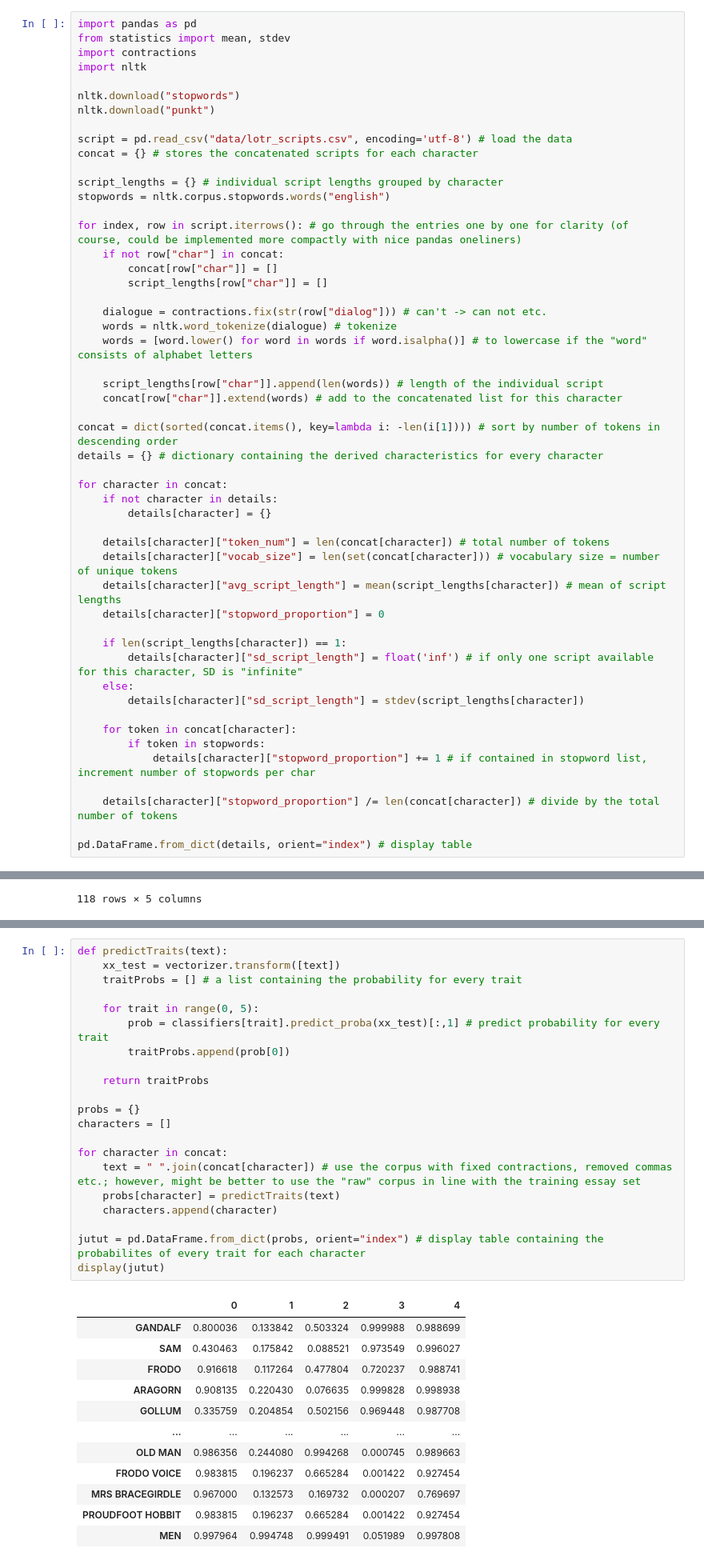
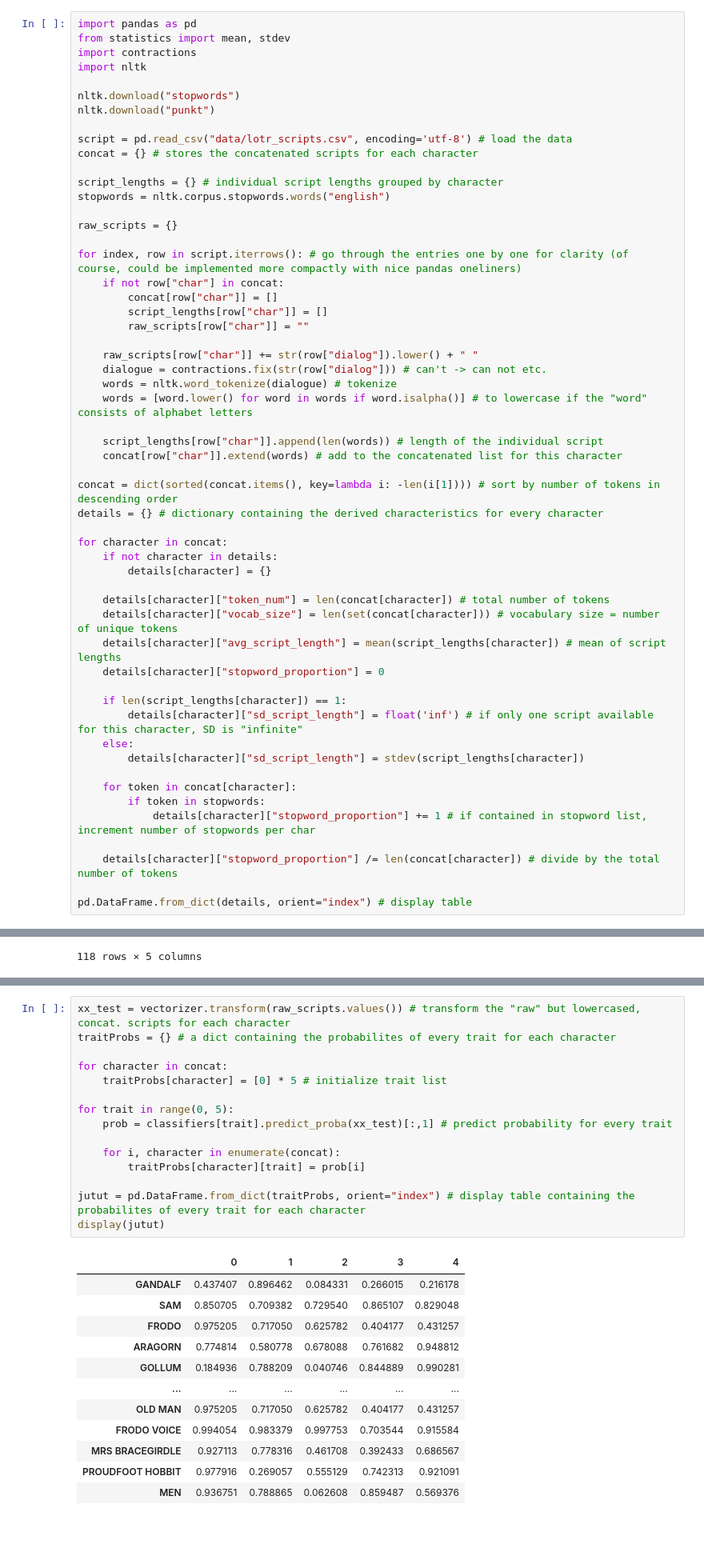
Before and after one commit to lsuutari19/NLP, a Jupyter notebook: tasks.ipynb, the cells around one changed output, grey strips where cells are left out. Shown at 80% size. Drawn from its saved outputs; the diff is of its cells as text; blank space fills up the shorter version.

```diff
--- a/tasks.ipynb
+++ b/tasks.ipynb
@@ -15,11 +15,15 @@ concat = {} # stores the concatenated scripts for each character
 script_lengths = {} # individual script lengths grouped by character
 stopwords = nltk.corpus.stopwords.words("english")
 
+raw_scripts = {}
+
 for index, row in script.iterrows(): # go through the entries one by one for clarity (of course, could be implemented more compactly with nice pandas oneliners)
     if not row["char"] in concat:
         concat[row["char"]] = []
         script_lengths[row["char"]] = []
+        raw_scripts[row["char"]] = ""
 
+    raw_scripts[row["char"]] += str(row["dialog"]).lower() + " "
     dialogue = contractions.fix(str(row["dialog"])) # can't -> can not etc.
     words = nltk.word_tokenize(dialogue) # tokenize
     words = [word.lower() for word in words if word.isalpha()] # to lowercase if the "word" consists of alphabet letters
@@ -135,38 +141,32 @@ Accuracy for Openness: 0.6256077795786061
 Training and testing DONE!
 # %%
-def predictTraits(text):
-    xx_test = vectorizer.transform([text])
-    traitProbs = [] # a list containing the probability for every trait
-
-    for trait in range(0, 5):
-        prob = classifiers[trait].predict_proba(xx_test)[:,1] # predict probability for every trait
-        traitProbs.append(prob[0])
-
-    return traitProbs
-
-probs = {}
-characters = []
+xx_test = vectorizer.transform(raw_scripts.values()) # transform the "raw" but lowercased, concat. scripts for each character
+traitProbs = {} # a dict containing the probabilites of every trait for each character
 
 for character in concat:
-    text = " ".join(concat[character]) # use the corpus with fixed contractions, removed commas etc.; however, might be better to use the "raw" corpus in line with the training essay set
-    probs[character] = predictTraits(text)
-    characters.append(character)
+    traitProbs[character] = [0] * 5 # initialize trait list
 
-jutut = pd.DataFrame.from_dict(probs, orient="index") # display table containing the probabilites of every trait for each character
+for trait in range(0, 5):
+    prob = classifiers[trait].predict_proba(xx_test)[:,1] # predict probability for every trait
+
+    for i, character in enumerate(concat):
+        traitProbs[character][trait] = prob[i]
+
+jutut = pd.DataFrame.from_dict(traitProbs, orient="index") # display table containing the probabilites of every trait for each character
 display(jutut)
 # %% [output]
 |  | 0 | 1 | 2 | 3 | 4 |
-| GANDALF | 0.800036 | 0.133842 | 0.503324 | 0.999988 | 0.988699 |
-| SAM | 0.430463 | 0.175842 | 0.088521 | 0.973549 | 0.996027 |
-| FRODO | 0.916618 | 0.117264 | 0.477804 | 0.720237 | 0.988741 |
-| ARAGORN | 0.908135 | 0.220430 | 0.076635 | 0.999828 | 0.998938 |
-| GOLLUM | 0.335759 | 0.204854 | 0.502156 | 0.969448 | 0.987708 |
+| GANDALF | 0.437407 | 0.896462 | 0.084331 | 0.266015 | 0.216178 |
+| SAM | 0.850705 | 0.709382 | 0.729540 | 0.865107 | 0.829048 |
+| FRODO | 0.975205 | 0.717050 | 0.625782 | 0.404177 | 0.431257 |
+| ARAGORN | 0.774814 | 0.580778 | 0.678088 | 0.761682 | 0.948812 |
+| GOLLUM | 0.184936 | 0.788209 | 0.040746 | 0.844889 | 0.990281 |
 | ... | ... | ... | ... | ... | ... |
-| OLD MAN | 0.986356 | 0.244080 | 0.994268 | 0.000745 | 0.989663 |
-| FRODO VOICE | 0.983815 | 0.196237 | 0.665284 | 0.001422 | 0.927454 |
-| MRS BRACEGIRDLE | 0.967000 | 0.132573 | 0.169732 | 0.000207 | 0.769697 |
-| PROUDFOOT HOBBIT | 0.983815 | 0.196237 | 0.665284 | 0.001422 | 0.927454 |
-| MEN | 0.997964 | 0.994748 | 0.999491 | 0.051989 | 0.997808 |
+| OLD MAN | 0.975205 | 0.717050 | 0.625782 | 0.404177 | 0.431257 |
+| FRODO VOICE | 0.994054 | 0.983379 | 0.997753 | 0.703544 | 0.915584 |
+| MRS BRACEGIRDLE | 0.927113 | 0.778316 | 0.461708 | 0.392433 | 0.686567 |
+| PROUDFOOT HOBBIT | 0.977916 | 0.269057 | 0.555129 | 0.742313 | 0.921091 |
+| MEN | 0.936751 | 0.788865 | 0.062608 | 0.859487 | 0.569376 |
 118 rows × 5 columns
 # %%
 from sklearn.metrics.pairwise import cosine_similarity
```
Also changed, not shown: parts of 4 cells of this notebook.
